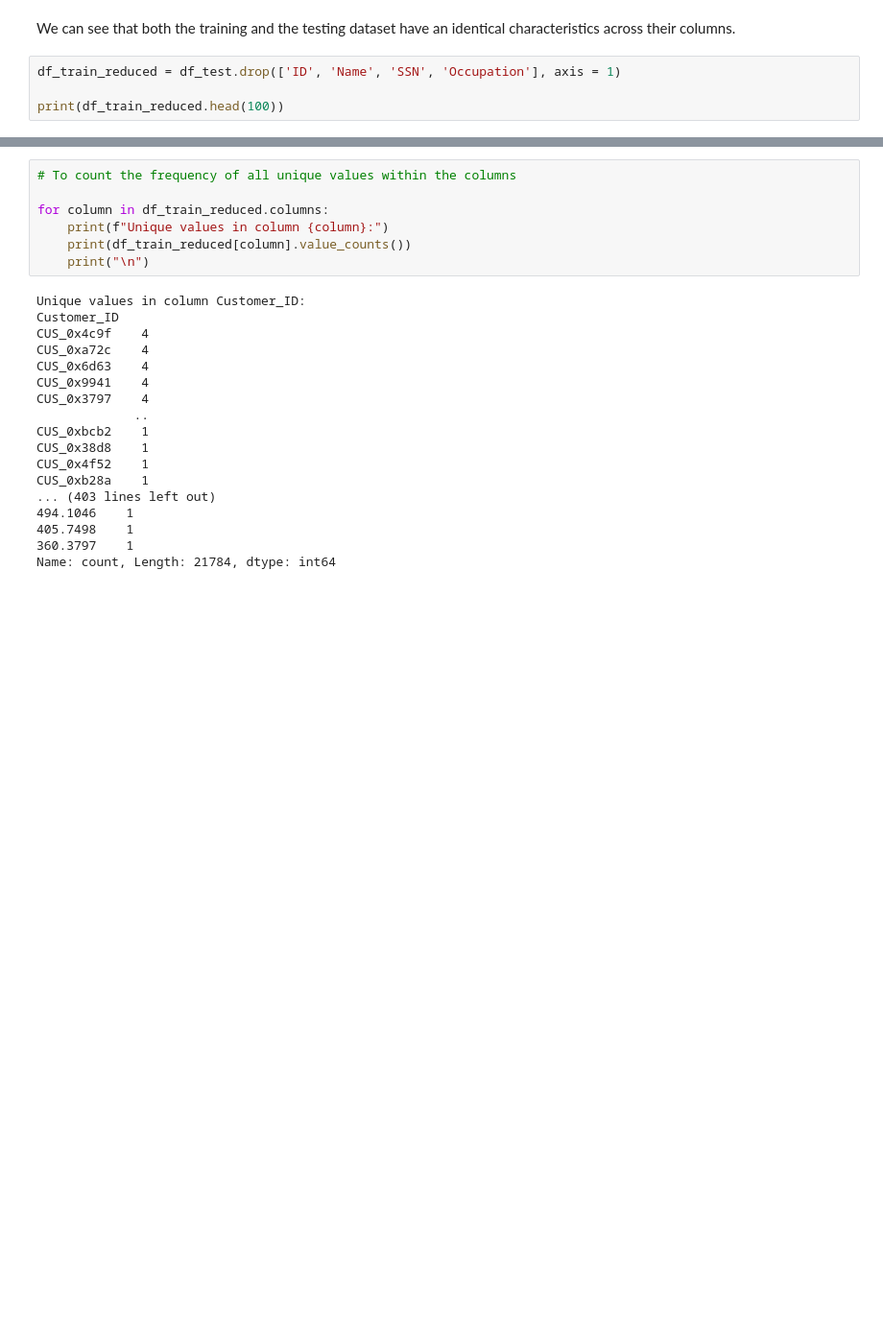
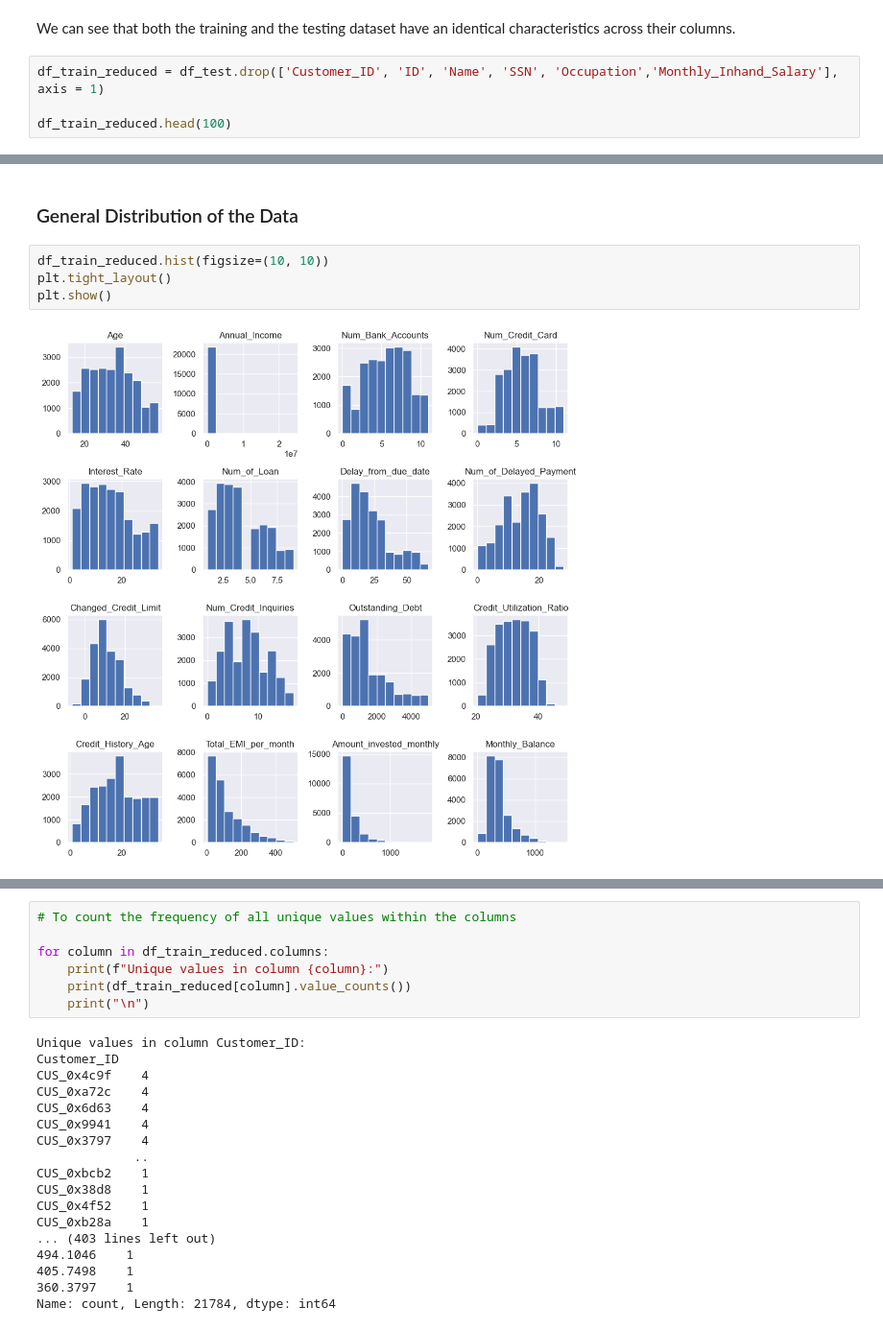
Before and after one commit to SimonSaysGiveMeSmile/Caffeinated-Treasury-Bot-ORIE-4741-, a Jupyter notebook: data_analysis.ipynb, the cells around one changed output, grey strips where cells are left out. Shown at 96% size. Saved outputs shown, nothing was run; the diff lists cells and outputs as text; blank space fills up the shorter version.

Commit message:
v4 04.21 performed some basic data analysis on the data set

```diff
--- a/data_analysis.ipynb
+++ b/data_analysis.ipynb
@@ -51,6 +62,6 @@ df_train.describe()
 # %% [markdown]
 We can see that both the training and the testing dataset have an identical characteristics across their columns.
 # %%
-df_train_reduced = df_test.drop(['ID', 'Name', 'SSN', 'Occupation'], axis = 1)
+df_train_reduced = df_test.drop(['Customer_ID', 'ID', 'Name', 'SSN', 'Occupation','Monthly_Inhand_Salary'], axis = 1)
 
-print(df_train_reduced.head(100))
+df_train_reduced.head(100)
@@ -56,0 +82,8 @@ print(df_train_reduced.head(100))
+# %% [markdown]
+### General Distribution of the Data
+# %%
+df_train_reduced.hist(figsize=(10, 10))
+plt.tight_layout()
+plt.show()
+# %% [output]
+[figure, added]
```
Also changed, not shown: parts of 18 cells of this notebook.
